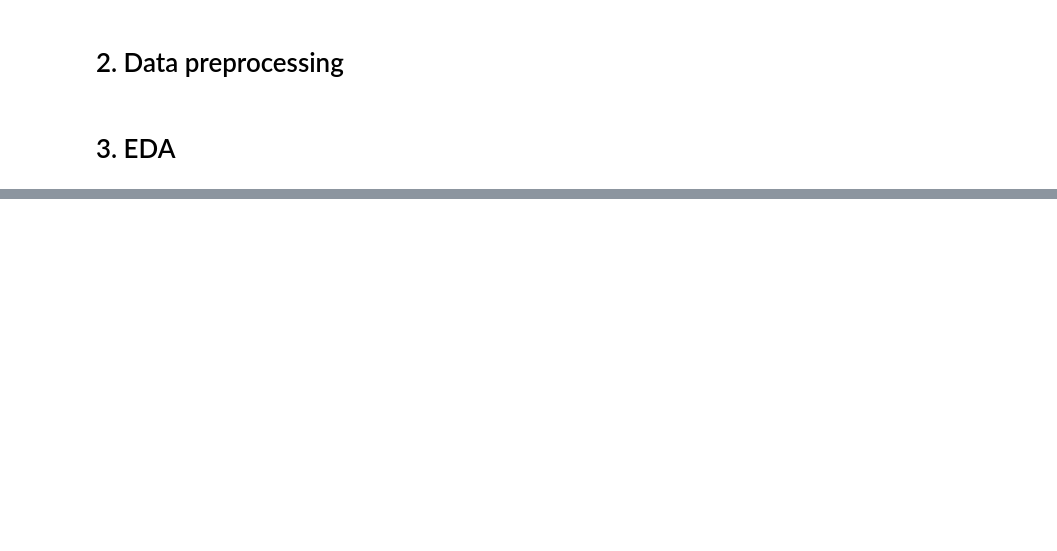
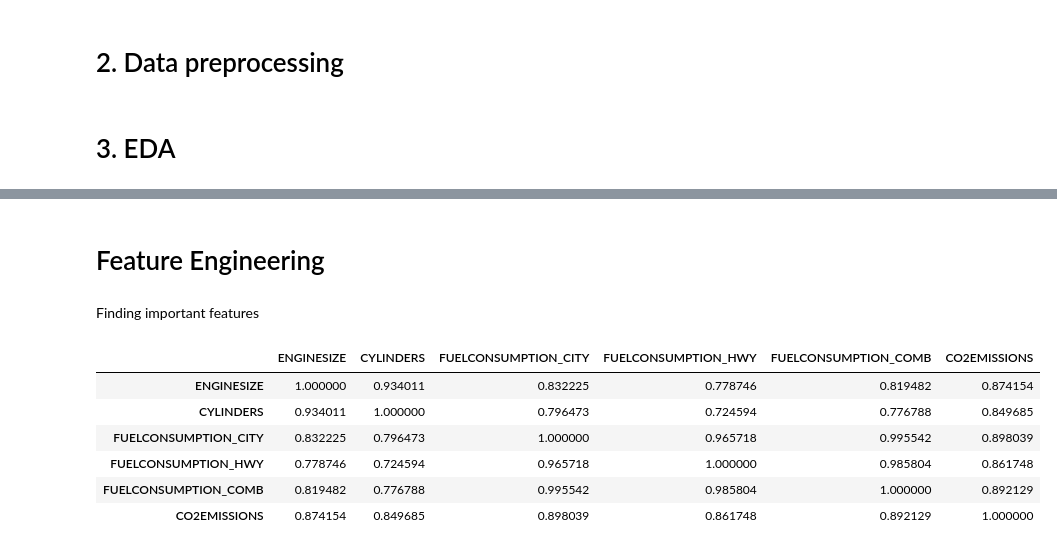
Before and after one commit to Rasel-25/Python, a Jupyter notebook: Project/Linear_Regression.ipynb, the cells around one changed output, grey strips where cells are left out. Cells and saved outputs as stored; diff of their text form; code cells hidden in the pictures; blank space fills up the shorter version.

```diff
--- a/Project/Linear_Regression.ipynb
+++ b/Project/Linear_Regression.ipynb
@@ -109,0 +93,15 @@ sns.boxenplot(data=data, x='ENGINESIZE', )
+# %% [markdown]
+# Feature Engineering
+# %% [markdown]
+Finding important features
+# %%
+correlation=data.corr()
+correlation
+# %% [output]
+|  | ENGINESIZE | CYLINDERS | FUELCONSUMPTION_CITY | FUELCONSUMPTION_HWY | FUELCONSUMPTION_COMB | CO2EMISSIONS |
+| ENGINESIZE | 1.000000 | 0.934011 | 0.832225 | 0.778746 | 0.819482 | 0.874154 |
+| CYLINDERS | 0.934011 | 1.000000 | 0.796473 | 0.724594 | 0.776788 | 0.849685 |
+| FUELCONSUMPTION_CITY | 0.832225 | 0.796473 | 1.000000 | 0.965718 | 0.995542 | 0.898039 |
+| FUELCONSUMPTION_HWY | 0.778746 | 0.724594 | 0.965718 | 1.000000 | 0.985804 | 0.861748 |
+| FUELCONSUMPTION_COMB | 0.819482 | 0.776788 | 0.995542 | 0.985804 | 1.000000 | 0.892129 |
+| CO2EMISSIONS | 0.874154 | 0.849685 | 0.898039 | 0.861748 | 0.892129 | 1.000000 |
```
Also changed, not shown: parts of 17 cells of this notebook.
